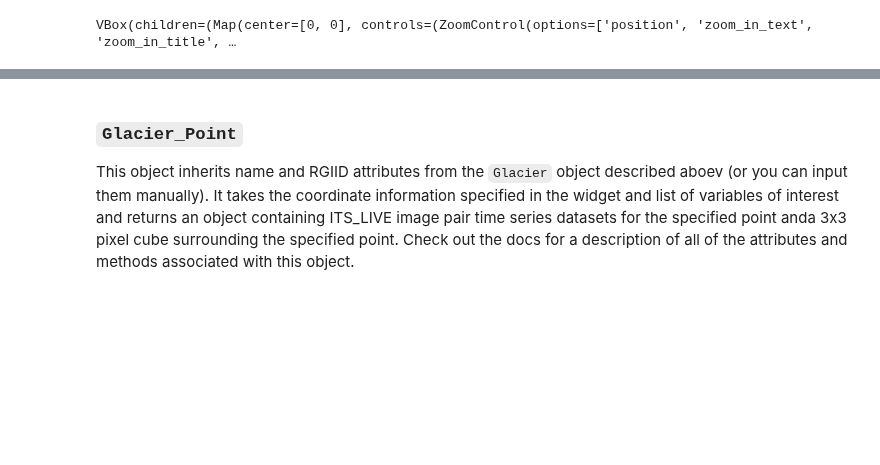
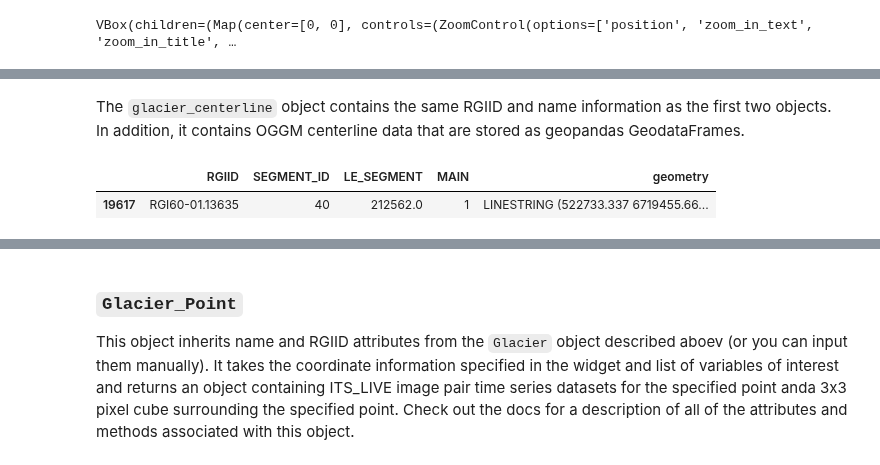
Before and after one commit to vdevauxchupin/ITS_LIVE_TOOL, a Jupyter notebook: nbs/index.ipynb, the cells around one changed output, grey strips where cells are left out. Saved outputs shown, nothing was run; the diff lists cells and outputs as text; code cells hidden in the pictures; blank space fills up the shorter version.

```diff
--- a/nbs/index.ipynb
+++ b/nbs/index.ipynb
@@ -91,0 +165,7 @@ Other input information you will need is:
+# %% [markdown]
+The `glacier_centerline` object contains the same RGIID and name information as the first two objects. In addition, it contains OGGM centerline data that are stored as geopandas GeodataFrames.
+# %%
+glacier_centerline.main_centerline
+# %% [output]
+|  | RGIID | SEGMENT_ID | LE_SEGMENT | MAIN | geometry |
+| 19617 | RGI60-01.13635 | 40 | 212562.0 | 1 | LINESTRING (522733.337 6719455.66... |
```
Also changed, not shown: parts of 40 cells of this notebook, 8 other files.
